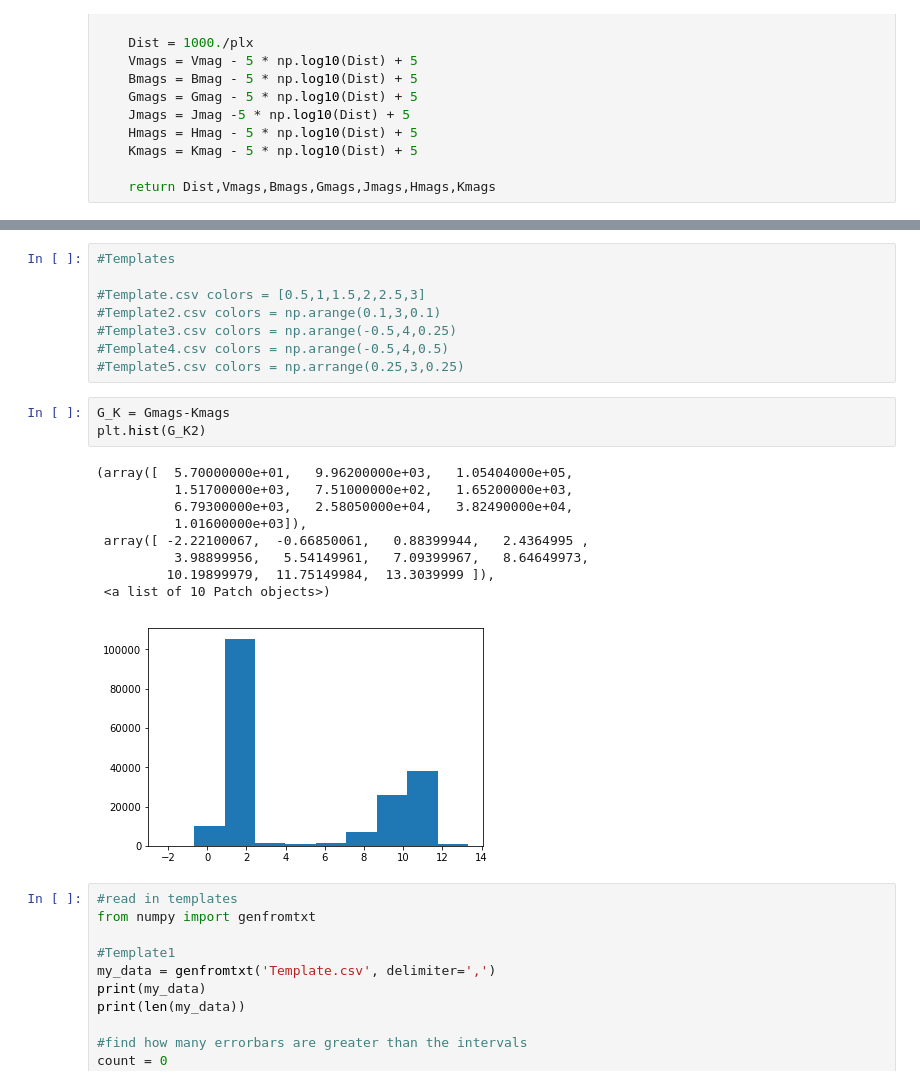
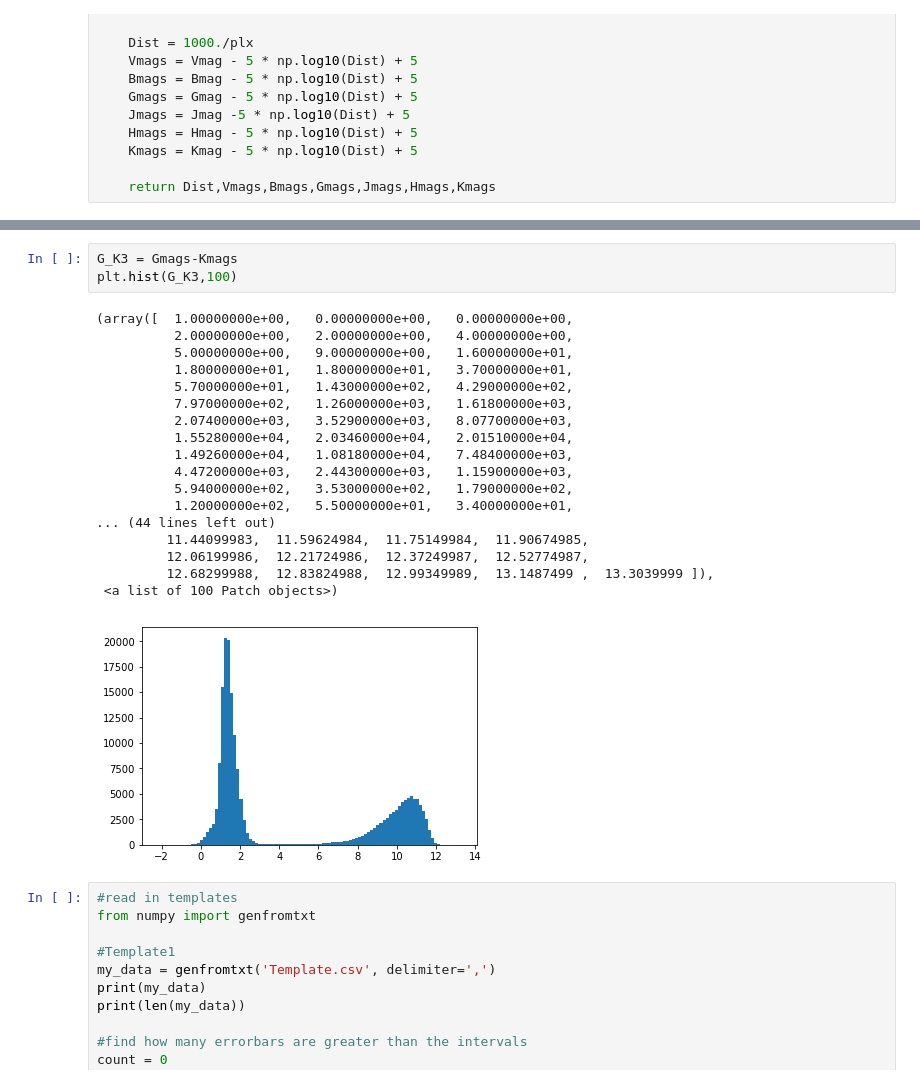
Before and after one commit to leemundy/GAIA, a Jupyter notebook: Work-Areas/rpopescu/notebook/Templates.ipynb, the cells around one changed output, grey strips where cells are left out. Saved outputs shown, nothing was run; the diff lists cells and outputs as text.

```diff
--- a/Work-Areas/rpopescu/notebook/Templates.ipynb
+++ b/Work-Areas/rpopescu/notebook/Templates.ipynb
@@ -522,27 +428,28 @@ plt.show()
 [figure]
 [figure]
 [figure]
-# %%
-#Templates
-
-#Template.csv colors = [0.5,1,1.5,2,2.5,3]
-#Template2.csv colors = np.arange(0.1,3,0.1)
-#Template3.csv colors = np.arange(-0.5,4,0.25)
-#Template4.csv colors = np.arange(-0.5,4,0.5)
-#Template5.csv colors = np.arrange(0.25,3,0.25)
 # %%
-G_K = Gmags-Kmags
-plt.hist(G_K2)
+G_K3 = Gmags-Kmags
+plt.hist(G_K3,100)
 # %% [output]
-(array([  5.70000000e+01,   9.96200000e+03,   1.05404000e+05,
-          1.51700000e+03,   7.51000000e+02,   1.65200000e+03,
-          6.79300000e+03,   2.58050000e+04,   3.82490000e+04,
-          1.01600000e+03]),
- array([ -2.22100067,  -0.66850061,   0.88399944,   2.4364995 ,
-          3.98899956,   5.54149961,   7.09399967,   8.64649973,
-         10.19899979,  11.75149984,  13.3039999 ]),
- <a list of 10 Patch objects>)
+(array([  1.00000000e+00,   0.00000000e+00,   0.00000000e+00,
+          2.00000000e+00,   2.00000000e+00,   4.00000000e+00,
+          5.00000000e+00,   9.00000000e+00,   1.60000000e+01,
+          1.80000000e+01,   1.80000000e+01,   3.70000000e+01,
+          5.70000000e+01,   1.43000000e+02,   4.29000000e+02,
+          7.97000000e+02,   1.26000000e+03,   1.61800000e+03,
+          2.07400000e+03,   3.52900000e+03,   8.07700000e+03,
+          1.55280000e+04,   2.03460000e+04,   2.01510000e+04,
+          1.49260000e+04,   1.08180000e+04,   7.48400000e+03,
+          4.47200000e+03,   2.44300000e+03,   1.15900000e+03,
+          5.94000000e+02,   3.53000000e+02,   1.79000000e+02,
+          1.20000000e+02,   5.50000000e+01,   3.40000000e+01,
+... (44 lines left out)
+         11.44099983,  11.59624984,  11.75149984,  11.90674985,
+         12.06199986,  12.21724986,  12.37249987,  12.52774987,
+         12.68299988,  12.83824988,  12.99349989,  13.1487499 ,  13.3039999 ]),
+ <a list of 100 Patch objects>)
-[figure, old version]
+[figure, new version]
 # %%
 #read in templates
 from numpy import genfromtxt
```
Also changed, not shown: parts of 19 cells of this notebook, 2 other files.
